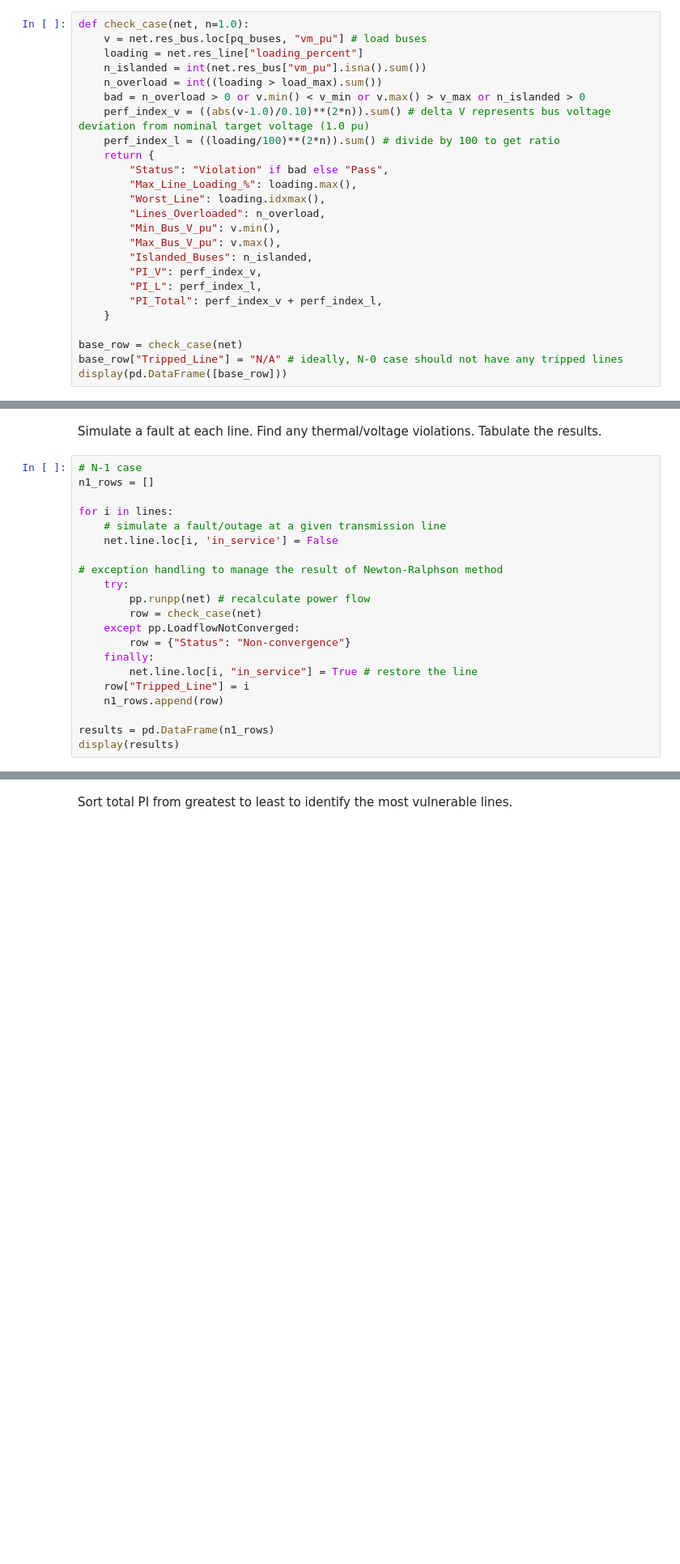
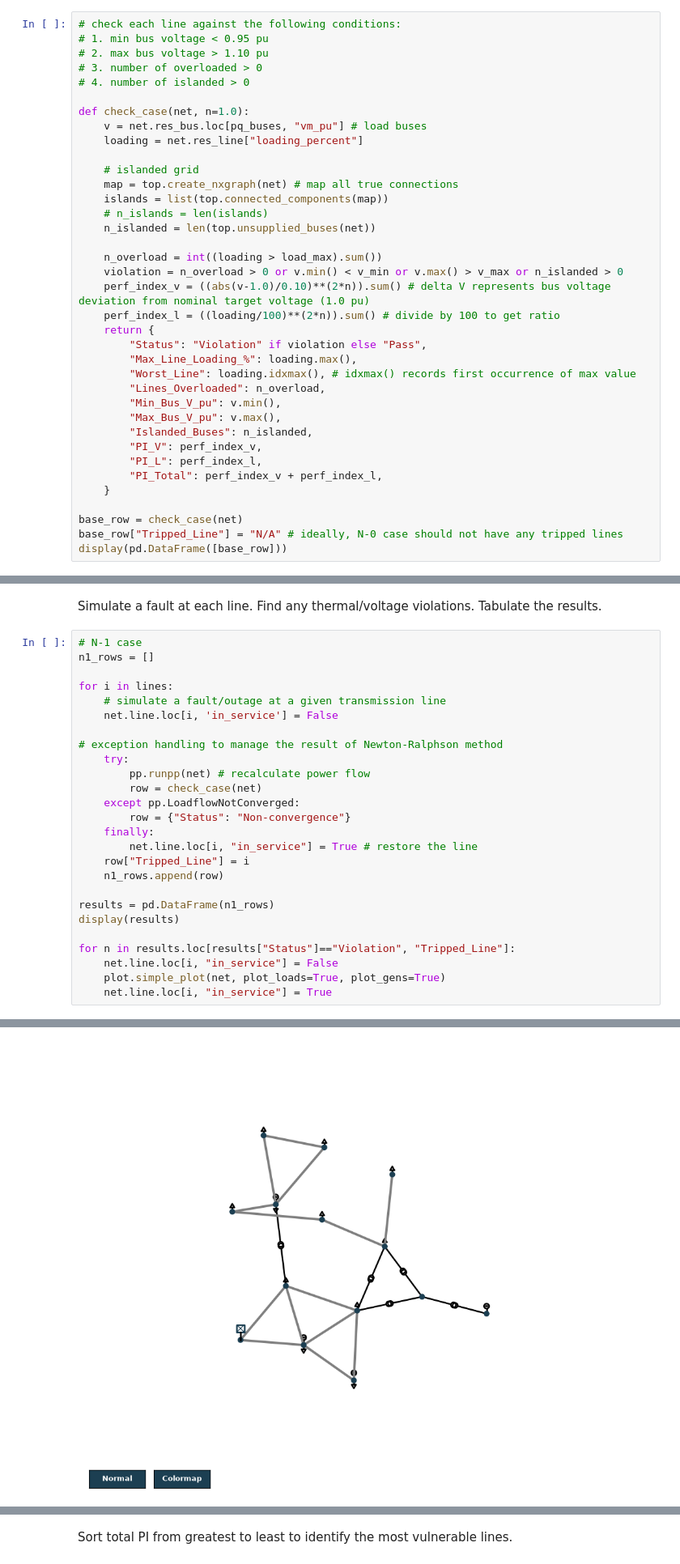
Before and after one commit to er-chang/Grid-Contingency-Analysis, a Jupyter notebook: notebook.ipynb, the cells around one changed output, grey strips where cells are left out. Shown at 81% size. Saved outputs shown, nothing was run; the diff lists cells and outputs as text; blank space fills up the shorter version.

```diff
--- a/notebook.ipynb
+++ b/notebook.ipynb
@@ -43,16 +54,28 @@ pp.runpp(net) # rerun power flow using new limits
 # %%
+# check each line against the following conditions:
+# 1. min bus voltage < 0.95 pu
+# 2. max bus voltage > 1.10 pu
+# 3. number of overloaded > 0
+# 4. number of islanded > 0
+
 def check_case(net, n=1.0):
     v = net.res_bus.loc[pq_buses, "vm_pu"] # load buses
     loading = net.res_line["loading_percent"]
-    n_islanded = int(net.res_bus["vm_pu"].isna().sum())
+
+    # islanded grid
+    map = top.create_nxgraph(net) # map all true connections
+    islands = list(top.connected_components(map))
+    # n_islands = len(islands)
+    n_islanded = len(top.unsupplied_buses(net))
+
     n_overload = int((loading > load_max).sum())
-    bad = n_overload > 0 or v.min() < v_min or v.max() > v_max or n_islanded > 0
+    violation = n_overload > 0 or v.min() < v_min or v.max() > v_max or n_islanded > 0
     perf_index_v = ((abs(v-1.0)/0.10)**(2*n)).sum() # delta V represents bus voltage deviation from nominal target voltage (1.0 pu)
     perf_index_l = ((loading/100)**(2*n)).sum() # divide by 100 to get ratio
     return {
-        "Status": "Violation" if bad else "Pass",
+        "Status": "Violation" if violation else "Pass",
         "Max_Line_Loading_%": loading.max(),
-        "Worst_Line": loading.idxmax(),
+        "Worst_Line": loading.idxmax(), # idxmax() records first occurrence of max value
         "Lines_Overloaded": n_overload,
         "Min_Bus_V_pu": v.min(),
         "Max_Bus_V_pu": v.max(),
@@ -81,30 +104,36 @@ for i in lines:
 # exception handling to manage the result of Newton-Ralphson method
     try:
         pp.runpp(net) # recalculate power flow
         row = check_case(net)
     except pp.LoadflowNotConverged:
         row = {"Status": "Non-convergence"}
     finally:
         net.line.loc[i, "in_service"] = True # restore the line
     row["Tripped_Line"] = i
     n1_rows.append(row)
 
 results = pd.DataFrame(n1_rows)
 display(results)
+
+for n in results.loc[results["Status"]=="Violation", "Tripped_Line"]:
+    net.line.loc[i, "in_service"] = False
+    plot.simple_plot(net, plot_loads=True, plot_gens=True)
+    net.line.loc[i, "in_service"] = True
 # %% [output]
 |  | Status | Max_Line_Loading_% | Worst_Line | Lines_Overloaded | Min_Bus_V_pu | Max_Bus_V_pu | Islanded_Buses | ... |
 | 0 | Violation | 111.129095 | 1 | 1 | 0.993484 | 1.054638 | 0 | ... |
 | 1 | Violation | 102.378303 | 0 | 1 | 1.006442 | 1.057768 | 0 | ... |
 | 2 | Pass | 69.730296 | 9 | 0 | 1.011300 | 1.058220 | 0 | ... |
 | 3 | Pass | 69.809807 | 9 | 0 | 1.007096 | 1.056367 | 0 | ... |
 | 4 | Pass | 65.950210 | 9 | 0 | 1.010312 | 1.058911 | 0 | ... |
 | 5 | Pass | 69.089016 | 0 | 0 | 1.020329 | 1.062841 | 0 | ... |
 | 6 | Pass | 82.388286 | 9 | 0 | 1.014003 | 1.057158 | 0 | ... |
 | 7 | Pass | 74.266527 | 9 | 0 | 1.016163 | 1.057558 | 0 | ... |
 | 8 | Pass | 91.964837 | 9 | 0 | 1.017445 | 1.060977 | 0 | ... |
 | 9 | Pass | 71.830796 | 8 | 0 | 0.997979 | 1.057273 | 0 | ... |
 | 10 | Pass | 66.601453 | 0 | 0 | 1.019030 | 1.065403 | 0 | ... |
 | 11 | Pass | 97.222256 | 9 | 0 | 0.996870 | 1.065484 | 0 | ... |
 | 12 | Pass | 70.522693 | 9 | 0 | 1.016943 | 1.063496 | 0 | ... |
 | 13 | Pass | 72.158785 | 9 | 0 | 1.017622 | 1.061385 | 0 | ... |
 | 14 | Pass | 66.792963 | 0 | 0 | 1.016743 | 1.059111 | 0 | ... |
+[figure, added]
```
Also changed, not shown: parts of 4 cells of this notebook.
